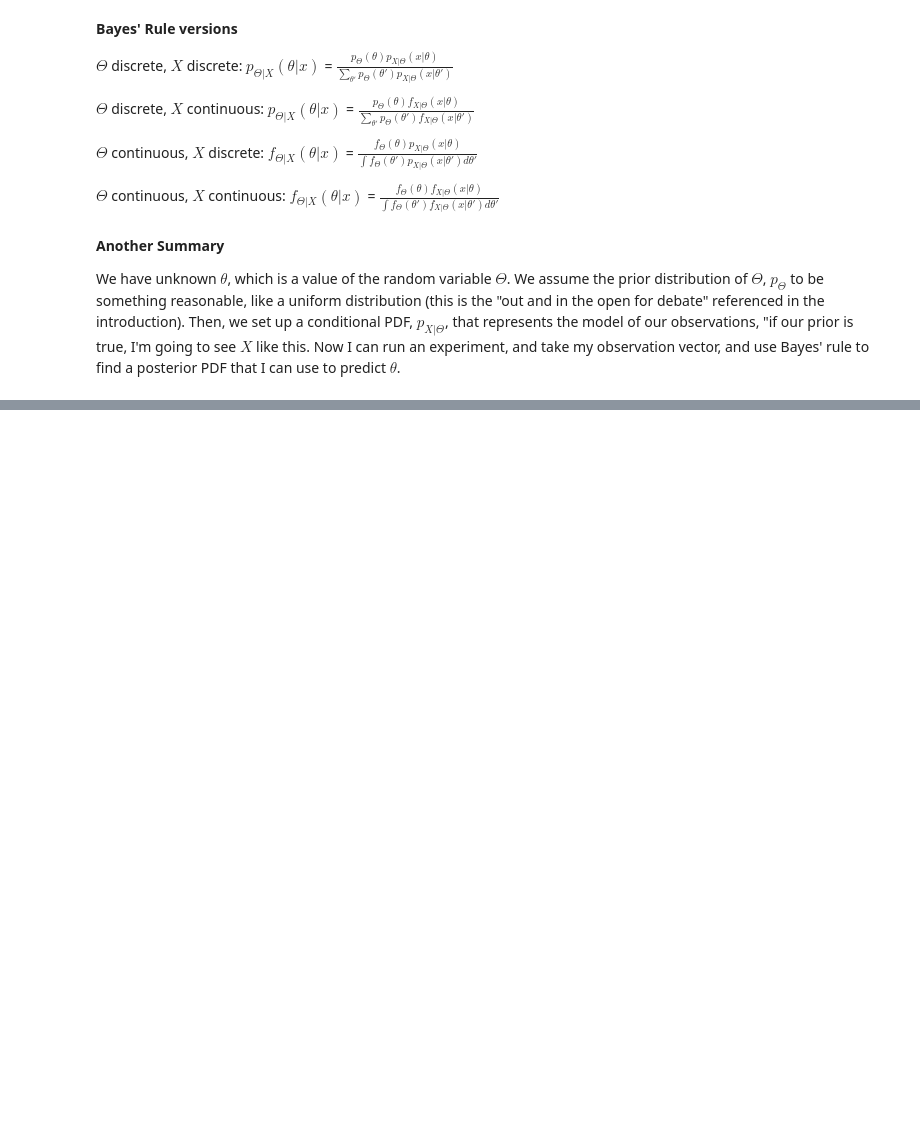
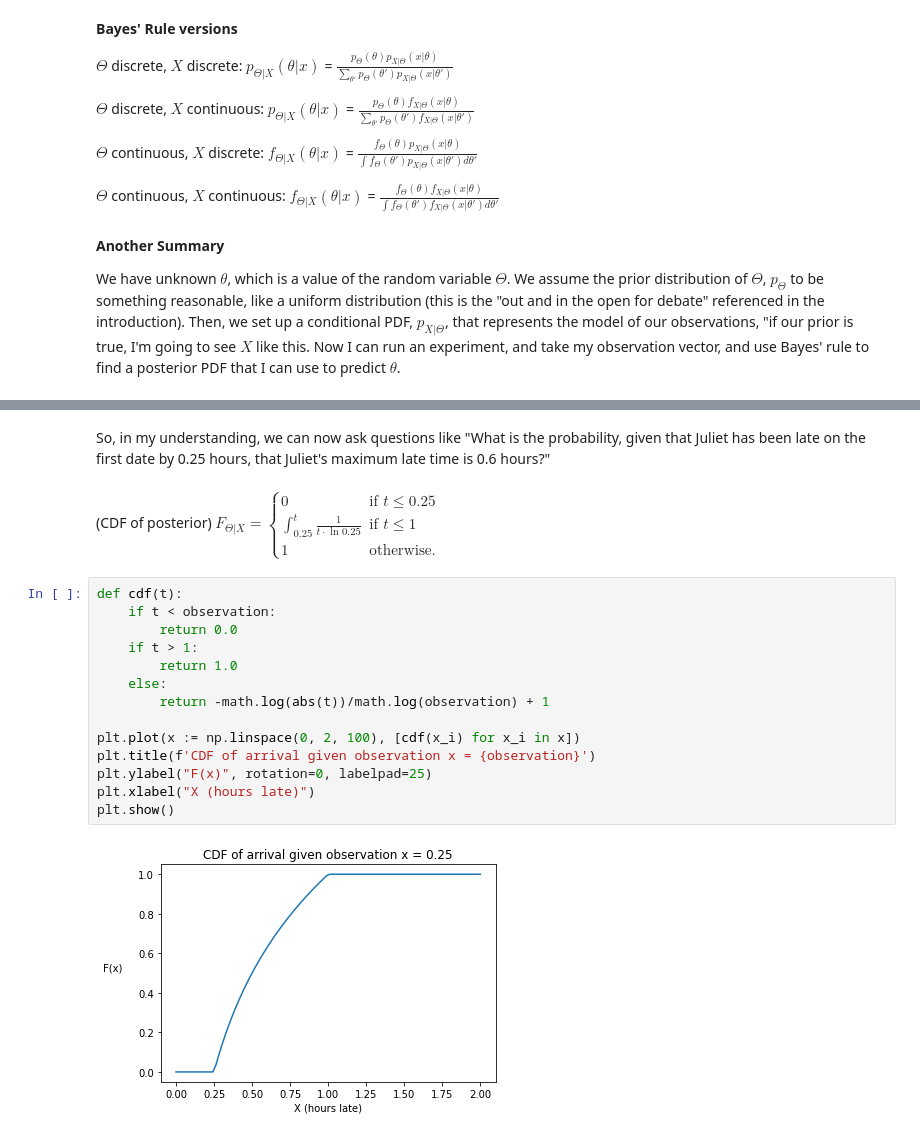
Before and after one commit to Wsoren1/tsitsiklis_intro_to_probability_notes, a Jupyter notebook: Chapter 8 - Bayesian Statistical Inference.ipynb, the cells around one changed output, grey strips where cells are left out. Saved outputs shown, nothing was run; the diff lists cells and outputs as text; blank space fills up the shorter version.

```diff
--- a/Chapter 8 - Bayesian Statistical Inference.ipynb
+++ b/Chapter 8 - Bayesian Statistical Inference.ipynb
@@ -111,0 +174,25 @@ We have unknown $\theta$, which is a value of the random variable $\Theta$.  We
+# %% [markdown]
+So, in my understanding, we can now ask questions like "What is the probability, given that Juliet has been late on the first date by 0.25 hours, that Juliet's maximum late time is 0.6 hours?"
+# %% [markdown]
+(CDF of posterior) $F_{\Theta|X} =
+\begin{cases}
+    0 & \text{if } t \leq 0.25 \\
+    \int_{0.25}^t \frac{1}{t \cdot \ln 0.25} & \text{if } t \leq 1 \\
+    1 & \text{otherwise.}
+\end{cases}$
+# %%
+def cdf(t):
+    if t < observation:
+        return 0.0
+    if t > 1:
+        return 1.0
+    else:
+        return -math.log(abs(t))/math.log(observation) + 1
+
+plt.plot(x := np.linspace(0, 2, 100), [cdf(x_i) for x_i in x])
+plt.title(f'CDF of arrival given observation x = {observation}')
+plt.ylabel("F(x)", rotation=0, labelpad=25)
+plt.xlabel("X (hours late)")
+plt.show()
+# %% [output]
+[figure, added]
```
Also changed, not shown: parts of 21 cells of this notebook.
